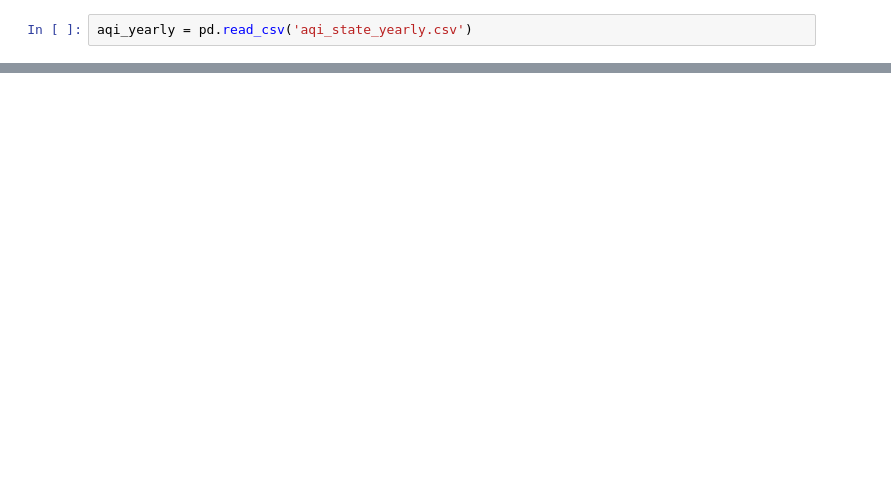
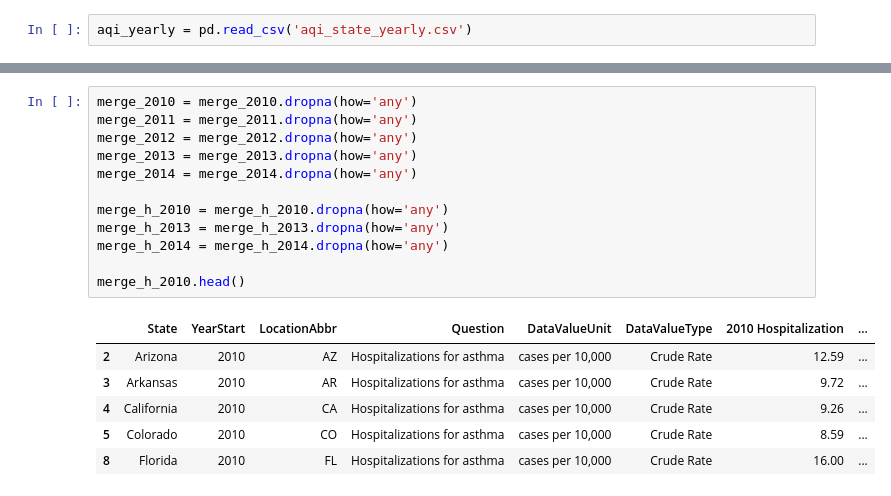
Before and after one commit to simpson12013/Team-Project-One, a Jupyter notebook: asthma_data/asthma_mortality_and_air_quality_demonstration.ipynb, the cells around one changed output, grey strips where cells are left out. Saved outputs shown, nothing was run; the diff lists cells and outputs as text; blank space fills up the shorter version.

```diff
--- a/asthma_data/asthma_mortality_and_air_quality_demonstration.ipynb
+++ b/asthma_data/asthma_mortality_and_air_quality_demonstration.ipynb
@@ -35,0 +96,19 @@ aqi_2014_df = aqi_2014_df.rename(columns={'Unnamed: 0': 'state'})
+# %%
+merge_2010 = merge_2010.dropna(how='any')
+merge_2011 = merge_2011.dropna(how='any')
+merge_2012 = merge_2012.dropna(how='any')
+merge_2013 = merge_2013.dropna(how='any')
+merge_2014 = merge_2014.dropna(how='any')
+
+merge_h_2010 = merge_h_2010.dropna(how='any')
+merge_h_2013 = merge_h_2013.dropna(how='any')
+merge_h_2014 = merge_h_2014.dropna(how='any')
+
+merge_h_2010.head()
+# %% [output]
+|  | State | YearStart | LocationAbbr | Question | DataValueUnit | DataValueType | 2010 Hospitalization | ... |
+| 2 | Arizona | 2010 | AZ | Hospitalizations for asthma | cases per 10,000 | Crude Rate | 12.59 | ... |
+| 3 | Arkansas | 2010 | AR | Hospitalizations for asthma | cases per 10,000 | Crude Rate | 9.72 | ... |
+| 4 | California | 2010 | CA | Hospitalizations for asthma | cases per 10,000 | Crude Rate | 9.26 | ... |
+| 5 | Colorado | 2010 | CO | Hospitalizations for asthma | cases per 10,000 | Crude Rate | 8.59 | ... |
+| 8 | Florida | 2010 | FL | Hospitalizations for asthma | cases per 10,000 | Crude Rate | 16.00 | ... |
```
Also changed, not shown: parts of 15 cells of this notebook, 9 other files.
